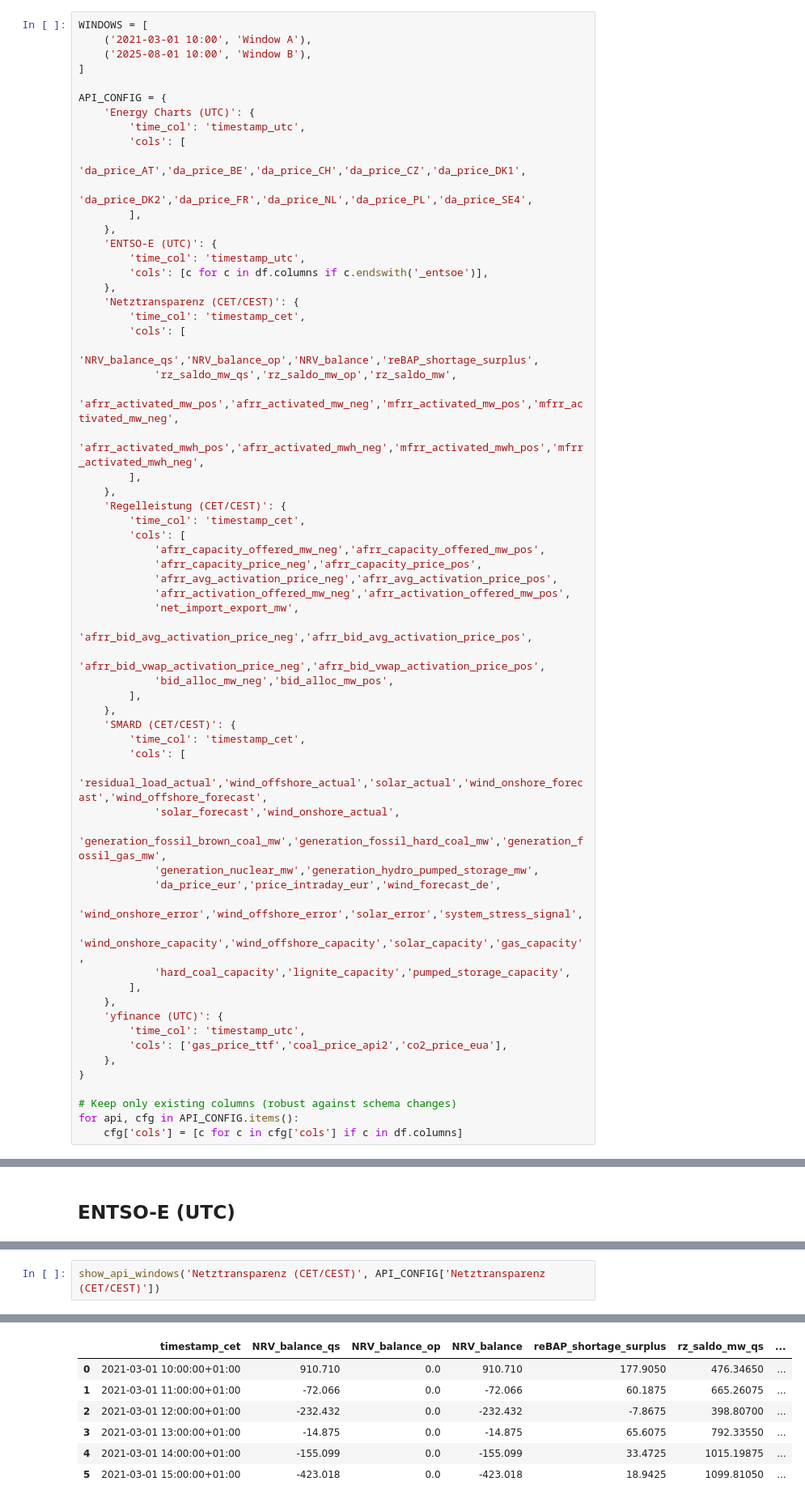
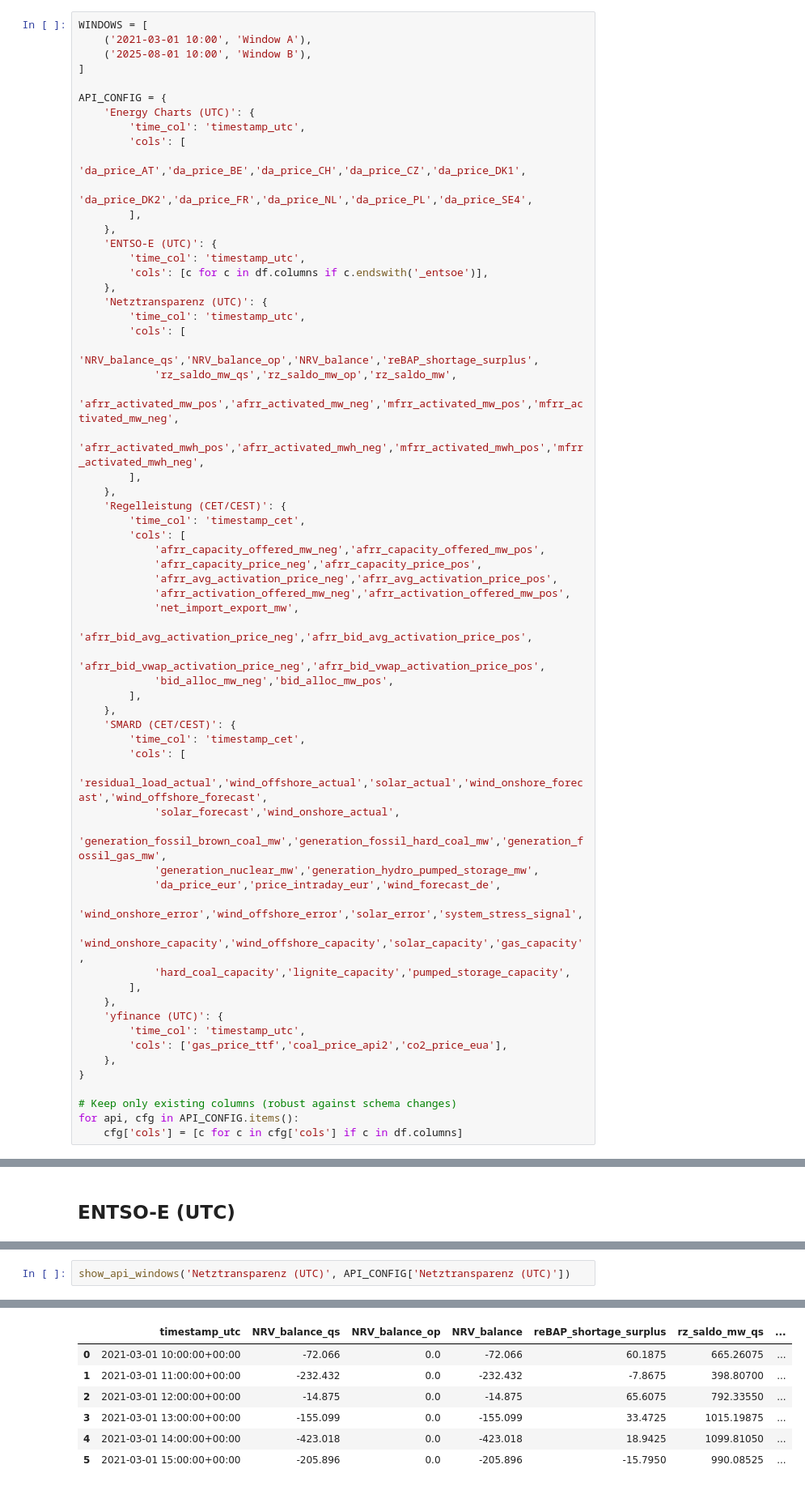
Before and after one commit to lgiesen/energy_trading, a Jupyter notebook: notebooks/api/07_sanity_check.ipynb, the cells around one changed output, grey strips where cells are left out. Shown at 81% size. Saved outputs shown, nothing was run; the diff lists cells and outputs as text.

```diff
--- a/notebooks/api/07_sanity_check.ipynb
+++ b/notebooks/api/07_sanity_check.ipynb
@@ -56,8 +59,8 @@ API_CONFIG = {
         'time_col': 'timestamp_utc',
         'cols': [c for c in df.columns if c.endswith('_entsoe')],
     },
-    'Netztransparenz (CET/CEST)': {
-        'time_col': 'timestamp_cet',
+    'Netztransparenz (UTC)': {
+        'time_col': 'timestamp_utc',
         'cols': [
             'NRV_balance_qs','NRV_balance_op','NRV_balance','reBAP_shortage_surplus',
             'rz_saldo_mw_qs','rz_saldo_mw_op','rz_saldo_mw',
@@ -186,4 +189,4 @@ Window B: 2025-08-01 10:00:00+00:00 -> 2025-08-01 15:00:00+00:00 (timestamp_utc)
 # %%
-show_api_windows('Netztransparenz (CET/CEST)', API_CONFIG['Netztransparenz (CET/CEST)'])
+show_api_windows('Netztransparenz (UTC)', API_CONFIG['Netztransparenz (UTC)'])
 # %% [output]
 ========================================================================================================================
@@ -194,7 +197,7 @@ Window A: 2021-03-01 10:00:00+01:00 -> 2021-03-01 15:00:00+01:00 (timestamp_cet)
-|  | timestamp_cet | NRV_balance_qs | NRV_balance_op | NRV_balance | reBAP_shortage_surplus | rz_saldo_mw_qs | ... |
-| 0 | 2021-03-01 10:00:00+01:00 | 910.710 | 0.0 | 910.710 | 177.9050 | 476.34650 | ... |
-| 1 | 2021-03-01 11:00:00+01:00 | -72.066 | 0.0 | -72.066 | 60.1875 | 665.26075 | ... |
-| 2 | 2021-03-01 12:00:00+01:00 | -232.432 | 0.0 | -232.432 | -7.8675 | 398.80700 | ... |
-| 3 | 2021-03-01 13:00:00+01:00 | -14.875 | 0.0 | -14.875 | 65.6075 | 792.33550 | ... |
-| 4 | 2021-03-01 14:00:00+01:00 | -155.099 | 0.0 | -155.099 | 33.4725 | 1015.19875 | ... |
-| 5 | 2021-03-01 15:00:00+01:00 | -423.018 | 0.0 | -423.018 | 18.9425 | 1099.81050 | ... |
+|  | timestamp_utc | NRV_balance_qs | NRV_balance_op | NRV_balance | reBAP_shortage_surplus | rz_saldo_mw_qs | ... |
+| 0 | 2021-03-01 10:00:00+00:00 | -72.066 | 0.0 | -72.066 | 60.1875 | 665.26075 | ... |
+| 1 | 2021-03-01 11:00:00+00:00 | -232.432 | 0.0 | -232.432 | -7.8675 | 398.80700 | ... |
+| 2 | 2021-03-01 12:00:00+00:00 | -14.875 | 0.0 | -14.875 | 65.6075 | 792.33550 | ... |
+| 3 | 2021-03-01 13:00:00+00:00 | -155.099 | 0.0 | -155.099 | 33.4725 | 1015.19875 | ... |
+| 4 | 2021-03-01 14:00:00+00:00 | -423.018 | 0.0 | -423.018 | 18.9425 | 1099.81050 | ... |
+| 5 | 2021-03-01 15:00:00+00:00 | -205.896 | 0.0 | -205.896 | -15.7950 | 990.08525 | ... |
```
Also changed, not shown: parts of 4 cells of this notebook.
